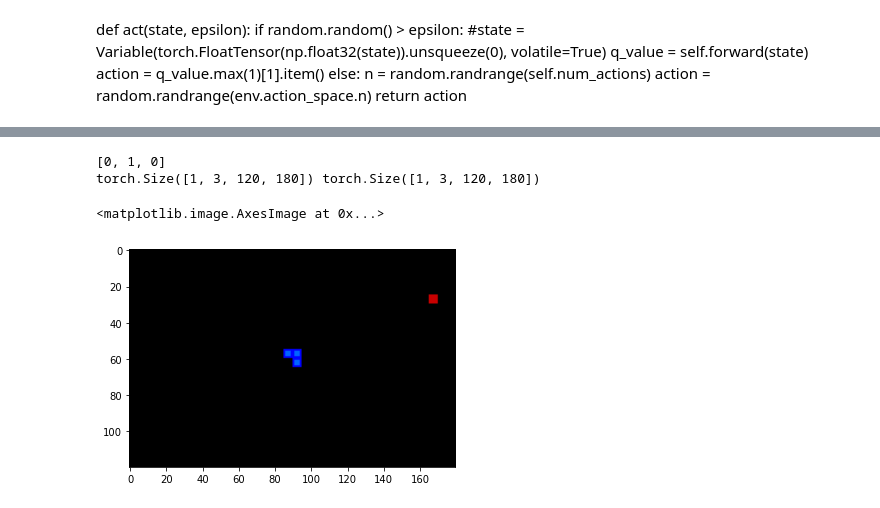
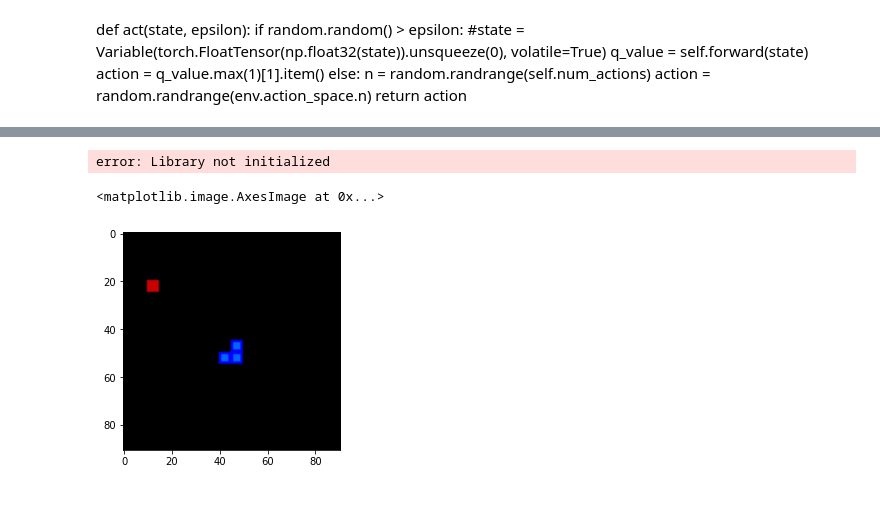
Before and after one commit to GeneLYJ/Deep-Reinforcement-Learning-on-Playing-Snake, a Jupyter notebook: snake-ai-pytorch-main/test.ipynb, the cells around one changed output, grey strips where cells are left out. Drawn from its saved outputs; the diff is of its cells as text; code cells hidden in the pictures.

```diff
--- a/snake-ai-pytorch-main/test.ipynb
+++ b/snake-ai-pytorch-main/test.ipynb
@@ -85,0 +89,8 @@ class ReplayBuffer(object):
+# %%
+def save(model, file_name='Beta1.pth'):
+        model_folder_path = './model'
+        if not os.path.exists(model_folder_path):
+            os.makedirs(model_folder_path)
+
+        file_name = os.path.join(model_folder_path, file_name)
+        torch.save(model.state_dict(), file_name)
@@ -160,24 +200,28 @@ Variable = lambda *args, **kwargs: autograd.Variable(*args, **kwargs).cuda() if
 # %%
 channels_input = 3
 num_actions = 3
-model = CnnDQN(channels_input, num_actions).to(device) # (210, 160, 3) , (6)
+model = CnnDQN(channels_input, num_actions).to(device) # (180, 120, 3) , (6)
 
-lr = 1e-5
+lr = 5e-5
 
 optimizer = optim.Adam(model.parameters(), lr=lr)
+criterion = nn.MSELoss()
 
-replay_initial = 10000
-replay_buffer = ReplayBuffer(100000)
+replay_initial = 500
+replay_buffer = ReplayBuffer(6000)
 
 # Frame:
 start = 1
-total_frames = 2
+total_frames = 50000
+batch_size = 32
+gamma = 0.99
+
 
 # start:
 game = SnakeGameAI()
 # %%
-epsilon_start = 1.0
-epsilon_final = 0.01
-epsilon_decay = 30000
+epsilon_start = 0.6
+epsilon_final = 0.0005
+epsilon_decay = 50000
 
 epsilon_by_frame = lambda frame_idx: epsilon_final + (epsilon_start - epsilon_final) * math.exp(-1. * frame_idx / epsilon_decay)
@@ -235,14 +311,7 @@ Final Score 0
-# %%
-state = state.float()
-q_value = model(state.to(device))
-action  = q_value.max(1)[1].data[0]
-
-mv = np.zeros(3).astype(int)
-mv[action] = 1
-mv = mv.tolist()
-print(mv)
-
-print(state.shape, next_state.shape)
-# %% [output]
-[0, 1, 0]
-torch.Size([1, 3, 120, 180]) torch.Size([1, 3, 120, 180])
+# %%
+reward, game_over, score, array3D = game.play_step(move) # No.2
+next_state = torch.tensor(array3D.transpose((2,1,0))) # Getting image in 4D Tensor
+next_state = cropImage(next_state, game.head)
+print(next_state.shape)
+# %% [output]
+error: Library not initialized
@@ -249,13 +322,10 @@ torch.Size([1, 3, 120, 180]) torch.Size([1, 3, 120, 180])
 # %%
-m = nn.Softmax(dim=1)
-m(q_value)
-
 img = state.cpu().detach().numpy()
-img = img.squeeze(0).transpose((1,2,0))
+img = img.transpose((1,2,0))
 plt.imshow(img/255)
 # %% [output]
 <matplotlib.image.AxesImage at 0x...>
-[figure, old version]
+[figure, new version]
 # %%
 num_frames = 10000
 batch_size = 32
```
Also changed, not shown: parts of 19 cells of this notebook, 3 other files.
